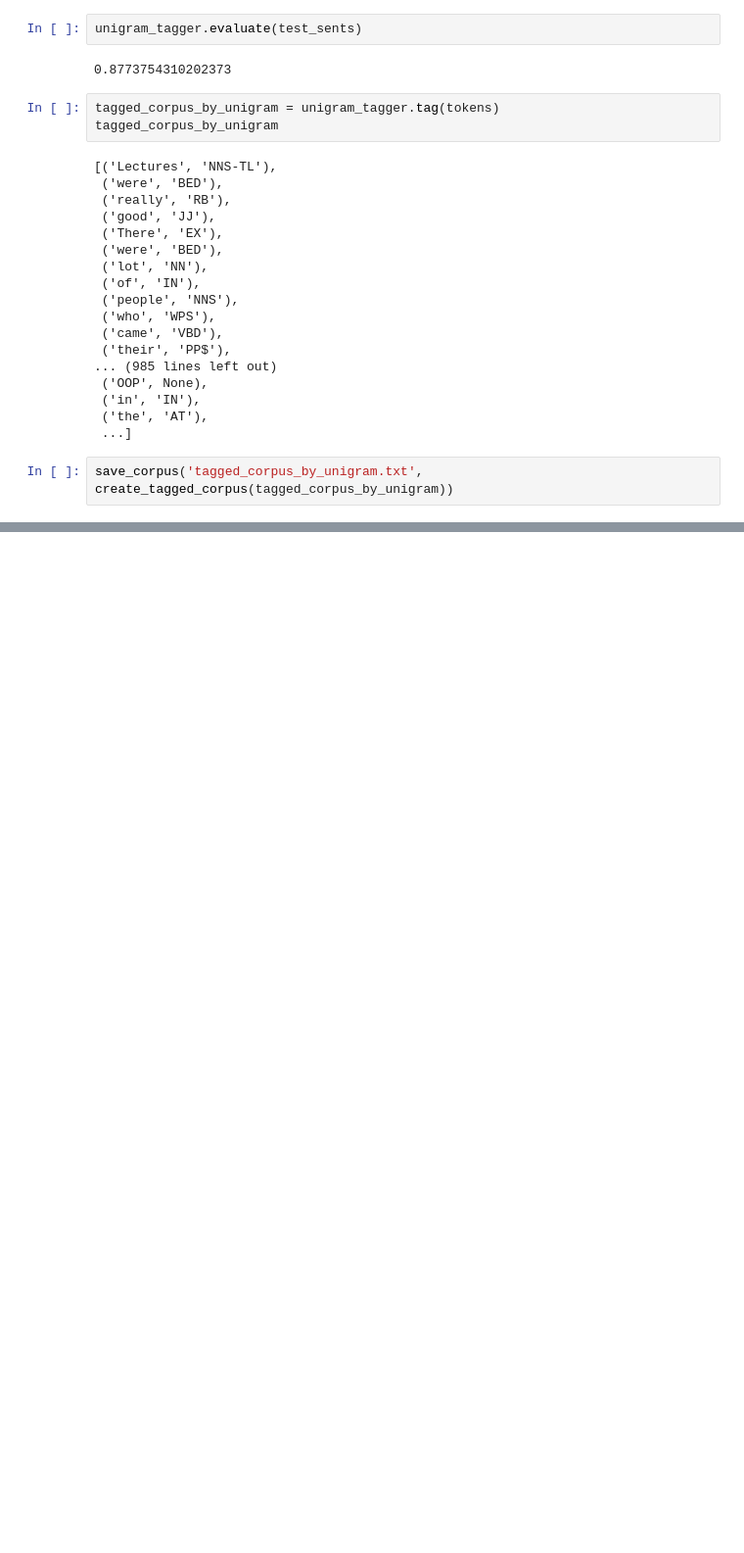
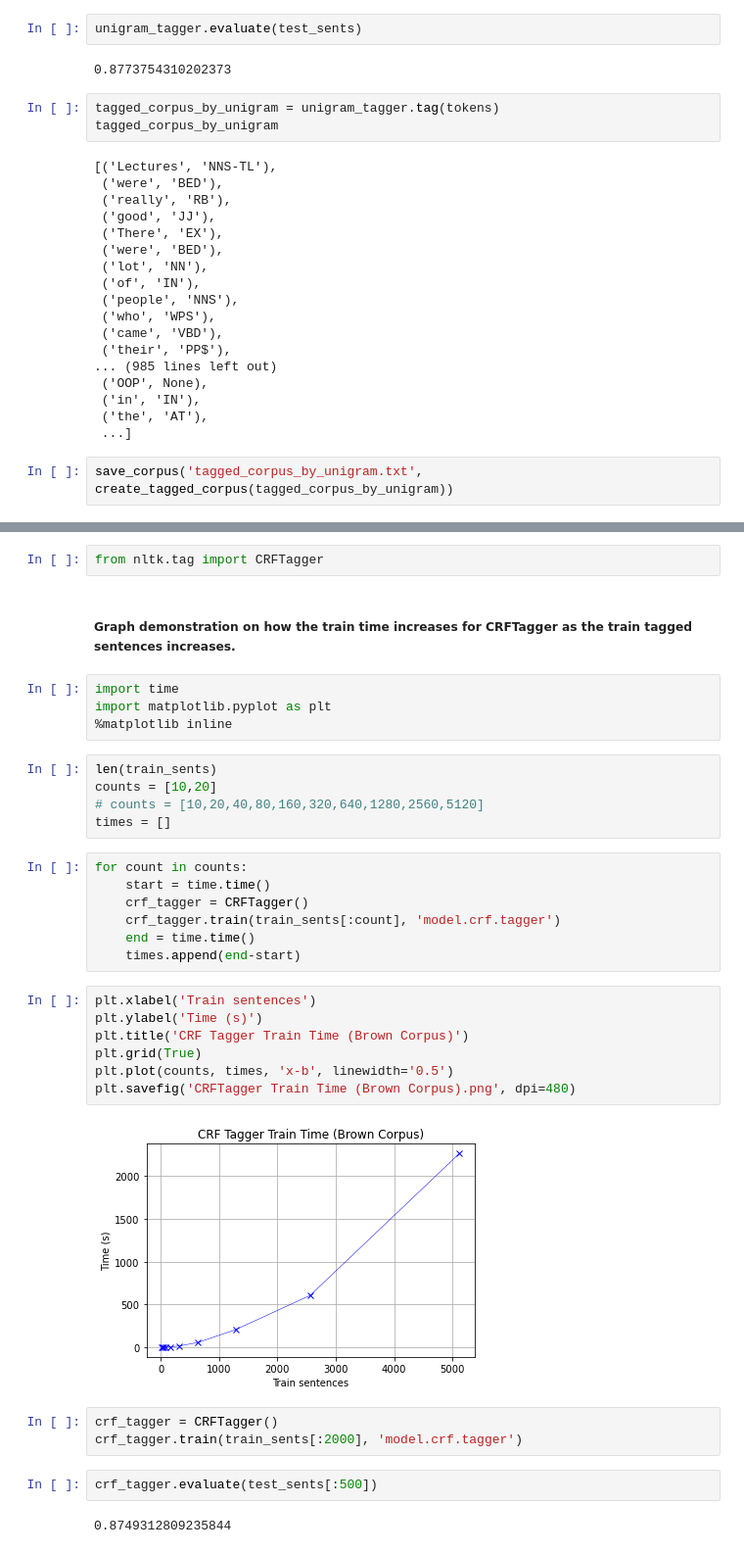
Before and after one commit to tsj1992/CS5616-NLP-A2, a Jupyter notebook: CS5616 - NLP - A2 - POS Tagging.ipynb, the cells around one changed output, grey strips where cells are left out. Shown: that part at 98% size. Cells and saved outputs as stored; diff of their text form; blank space fills up the shorter version.

Commit message:
final draft dev, outputs and chart

```diff
--- a/CS5616 - NLP - A2 - POS Tagging.ipynb
+++ b/CS5616 - NLP - A2 - POS Tagging.ipynb
@@ -371,0 +208,36 @@ ValueError: not enough values to unpack (expected 2, got 1)
+# %%
+from nltk.tag import CRFTagger
+# %% [markdown]
+##### Graph demonstration on how the train time increases for CRFTagger as the train tagged sentences increases.
+# %%
+import time
+import matplotlib.pyplot as plt
+%matplotlib inline
+# %%
+len(train_sents)
+counts = [10,20]
+# counts = [10,20,40,80,160,320,640,1280,2560,5120]
+times = []
+# %%
+for count in counts:
+    start = time.time()
+    crf_tagger = CRFTagger()
+    crf_tagger.train(train_sents[:count], 'model.crf.tagger')
+    end = time.time()
+    times.append(end-start)
+# %%
+plt.xlabel('Train sentences')
+plt.ylabel('Time (s)')
+plt.title('CRF Tagger Train Time (Brown Corpus)')
+plt.grid(True)
+plt.plot(counts, times, 'x-b', linewidth='0.5')
+plt.savefig('CRFTagger Train Time (Brown Corpus).png', dpi=480)
+# %% [output]
+[figure, added]
+# %%
+crf_tagger = CRFTagger()
+crf_tagger.train(train_sents[:2000], 'model.crf.tagger')
+# %%
+crf_tagger.evaluate(test_sents[:500])
+# %% [output]
+0.8749312809235844
```
Also changed, not shown: parts of 42 cells of this notebook, 5 other files.
